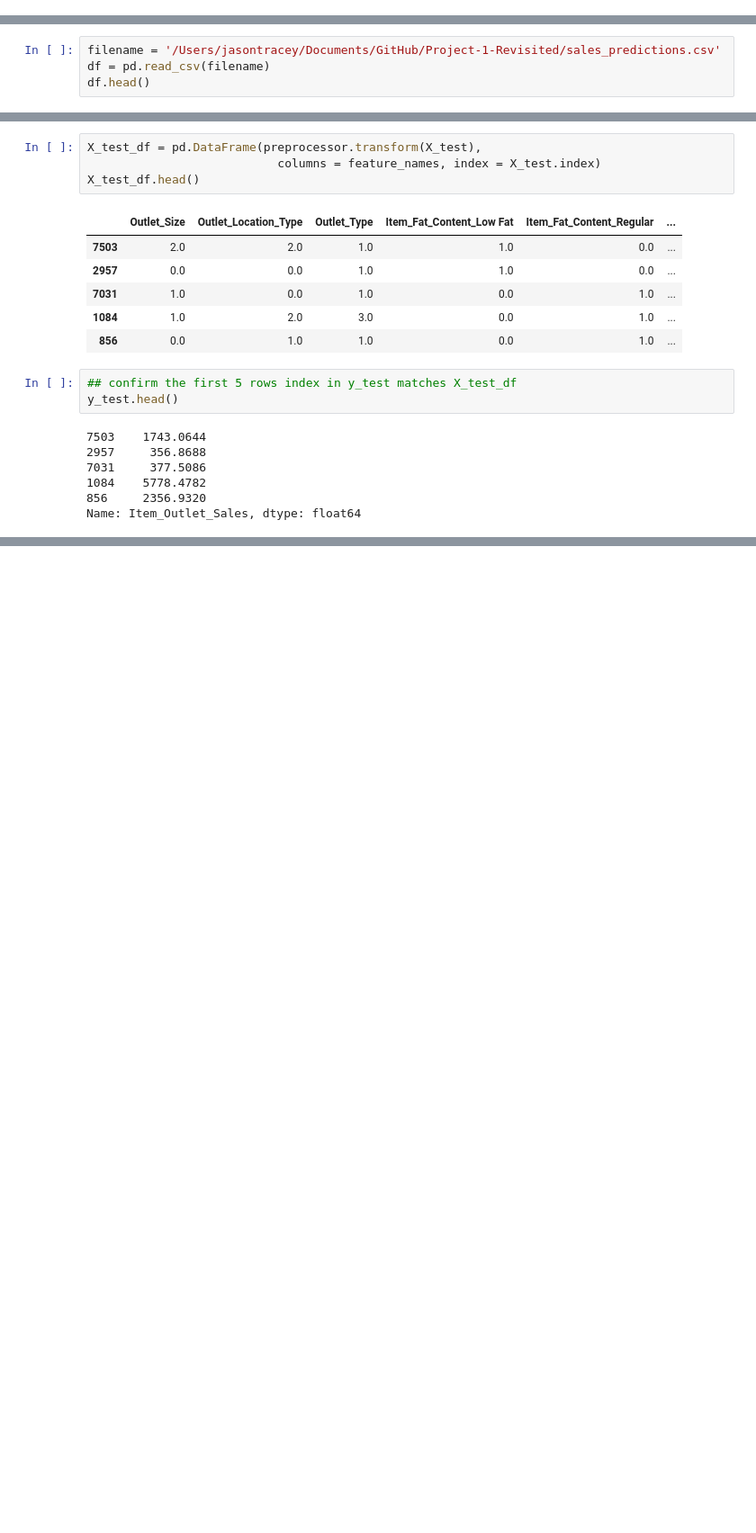
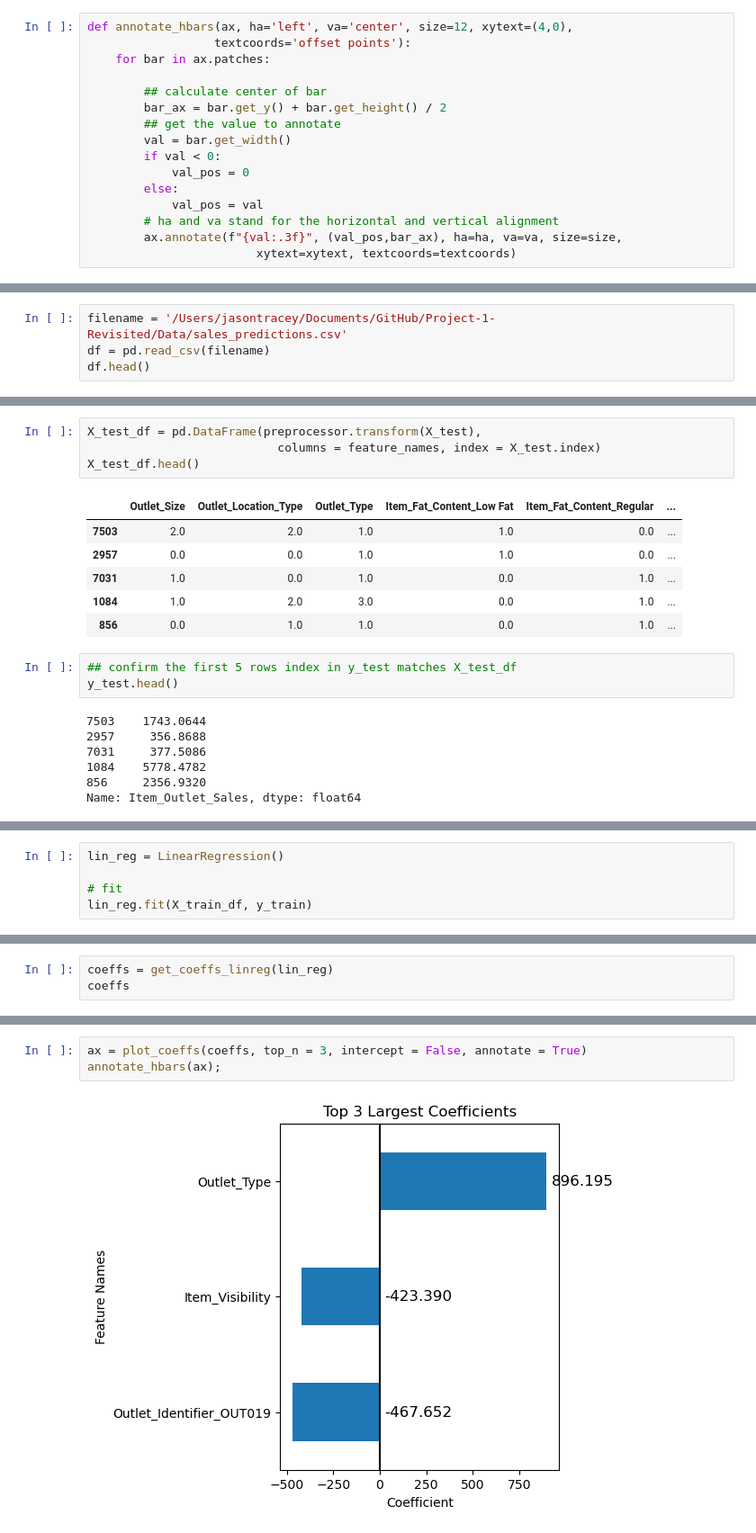
Before and after one commit to jaytrey777/Project-1-Revisited, a Jupyter notebook: Project 1 - Revisited.ipynb, the cells around one changed output, grey strips where cells are left out. Shown at 90% size. Drawn from its saved outputs; the diff is of its cells as text; blank space fills up the shorter version.

```diff
--- a/Project 1 - Revisited.ipynb
+++ b/Project 1 - Revisited.ipynb
@@ -86,7 +181,23 @@ sklearn version: 1.1.3
+# %%
+def annotate_hbars(ax, ha='left', va='center', size=12, xytext=(4,0),
+                  textcoords='offset points'):
+    for bar in ax.patches:
+
+        ## calculate center of bar
+        bar_ax = bar.get_y() + bar.get_height() / 2
+        ## get the value to annotate
+        val = bar.get_width()
+        if val < 0:
+            val_pos = 0
+        else:
+            val_pos = val
+        # ha and va stand for the horizontal and vertical alignment
+        ax.annotate(f"{val:.3f}", (val_pos,bar_ax), ha=ha, va=va, size=size,
+                        xytext=xytext, textcoords=textcoords)
 # %% [markdown]
 # Data Loading
 # %%
-filename = '/Users/jasontracey/Documents/GitHub/Project-1-Revisited/sales_predictions.csv'
+filename = '/Users/jasontracey/Documents/GitHub/Project-1-Revisited/Data/sales_predictions.csv'
 df = pd.read_csv(filename)
 df.head()
 # %% [output]
@@ -312,0 +426,5 @@ Name: Item_Outlet_Sales, dtype: float64
+# %%
+lin_reg = LinearRegression()
+
+# fit
+lin_reg.fit(X_train_df, y_train)
@@ -312,0 +441,3 @@ Name: Item_Outlet_Sales, dtype: float64
+# %%
+coeffs = get_coeffs_linreg(lin_reg)
+coeffs
@@ -312,0 +464,5 @@ Name: Item_Outlet_Sales, dtype: float64
+# %%
+ax = plot_coeffs(coeffs, top_n = 3, intercept = False, annotate = True)
+annotate_hbars(ax);
+# %% [output]
+[figure, added]
```
Also changed, not shown: parts of 33 cells of this notebook.
